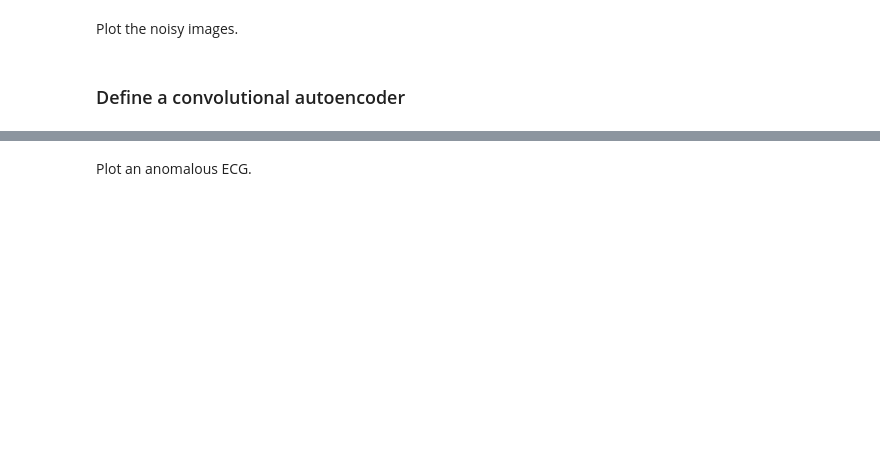
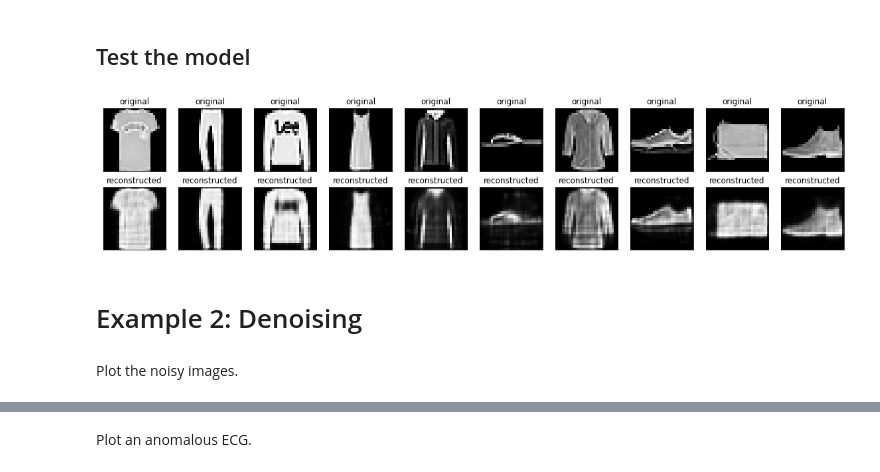
Before and after one commit to chihyanghsu0805/keras_tutorial, a Jupyter notebook: tutorials/tensorflow/autoencoder/autoencoder.ipynb, the cells around one changed output, grey strips where cells are left out. Cells and saved outputs as stored; diff of their text form; code cells hidden in the pictures; blank space fills up the shorter version.

```diff
--- a/tutorials/tensorflow/autoencoder/autoencoder.ipynb
+++ b/tutorials/tensorflow/autoencoder/autoencoder.ipynb
@@ -161,0 +93,12 @@ x_test_noisy = tf.clip_by_value(x_test_noisy, clip_value_min=0., clip_value_max=
+# %%
+compressor = Autoencoder(latent_dim)
+# %%
+compressor.compile(optimizer='adam', loss=losses.MeanSquaredError())
+# %%
+compressor.fit(
+    x_train,
+    x_train,
+    epochs=10,
+    shuffle=True,
+    validation_data=(x_test, x_test)
+)
@@ -161,0 +127,31 @@ x_test_noisy = tf.clip_by_value(x_test_noisy, clip_value_min=0., clip_value_max=
+# %% [markdown]
+## Test the model
+# %%
+encoded_imgs = compressor.encoder(x_test).numpy()
+decoded_imgs = compressor.decoder(encoded_imgs).numpy()
+# %%
+plt.figure(figsize=(20, 4))
+
+for i in labels:
+
+    idx = y_test.tolist().index(i)
+
+    # display original
+    ax = plt.subplot(2, num_labels, i + 1)
+    plt.imshow(x_test[idx])
+    plt.title("original")
+    plt.gray()
+    ax.get_xaxis().set_visible(False)
+    ax.get_yaxis().set_visible(False)
+
+    # display reconstruction
+    ax = plt.subplot(2, num_labels, i + 1 + num_labels)
+    plt.imshow(decoded_imgs[idx])
+    plt.title("reconstructed")
+    plt.gray()
+    ax.get_xaxis().set_visible(False)
+    ax.get_yaxis().set_visible(False)
+# %% [output]
+[figure, added]
+# %% [markdown]
+# Example 2: Denoising
@@ -173,2 +169,0 @@ plt.show()
-# %% [markdown]
-### Define a convolutional autoencoder
```
Also changed, not shown: parts of 103 cells of this notebook.
